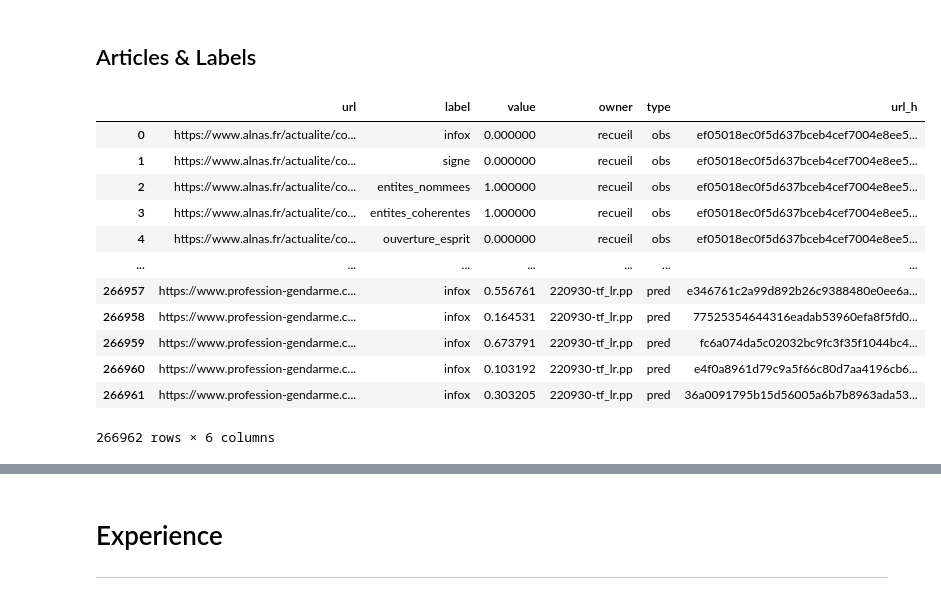
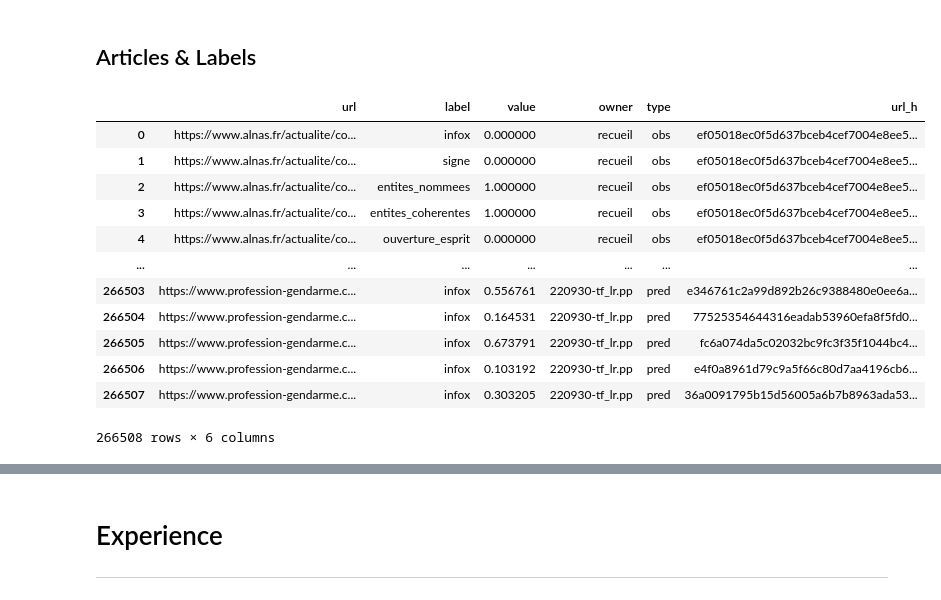
Before and after one commit to fmaine/notebooks, a Jupyter notebook: Experiences/230226-TALN.ipynb, the cells around one changed output, grey strips where cells are left out. Saved outputs shown, nothing was run; the diff lists cells and outputs as text; code cells hidden in the pictures.

```diff
--- a/Experiences/230226-TALN.ipynb
+++ b/Experiences/230226-TALN.ipynb
@@ -23,21 +23,22 @@ import seaborn as sns
 ## Articles & Labels
 # %%
 import patat.db.label_db
-label_db = patat.db.label_db.LabelDb()
+filename = 'data/demo/230226-Label.csv'
+label_db = patat.db.label_db.LabelDb(filename)
 label_db.df()
 # %% [output]
 |  | url | label | value | owner | type | url_h |
 | 0 | https://www.alnas.fr/actualite/co... | infox | 0.000000 | recueil | obs | ef05018ec0f5d637bceb4cef7004e8ee5... |
 | 1 | https://www.alnas.fr/actualite/co... | signe | 0.000000 | recueil | obs | ef05018ec0f5d637bceb4cef7004e8ee5... |
 | 2 | https://www.alnas.fr/actualite/co... | entites_nommees | 1.000000 | recueil | obs | ef05018ec0f5d637bceb4cef7004e8ee5... |
 | 3 | https://www.alnas.fr/actualite/co... | entites_coherentes | 1.000000 | recueil | obs | ef05018ec0f5d637bceb4cef7004e8ee5... |
 | 4 | https://www.alnas.fr/actualite/co... | ouverture_esprit | 0.000000 | recueil | obs | ef05018ec0f5d637bceb4cef7004e8ee5... |
 | ... | ... | ... | ... | ... | ... | ... |
-| 266957 | https://www.profession-gendarme.c... | infox | 0.556761 | 220930-tf_lr.pp | pred | e346761c2a99d892b26c9388480e0ee6a... |
-| 266958 | https://www.profession-gendarme.c... | infox | 0.164531 | 220930-tf_lr.pp | pred | 77525354644316eadab53960efa8f5fd0... |
-| 266959 | https://www.profession-gendarme.c... | infox | 0.673791 | 220930-tf_lr.pp | pred | fc6a074da5c02032bc9fc3f35f1044bc4... |
-| 266960 | https://www.profession-gendarme.c... | infox | 0.103192 | 220930-tf_lr.pp | pred | e4f0a8961d79c9a5f66c80d7aa4196cb6... |
-| 266961 | https://www.profession-gendarme.c... | infox | 0.303205 | 220930-tf_lr.pp | pred | 36a0091795b15d56005a6b7b8963ada53... |
+| 266503 | https://www.profession-gendarme.c... | infox | 0.556761 | 220930-tf_lr.pp | pred | e346761c2a99d892b26c9388480e0ee6a... |
+| 266504 | https://www.profession-gendarme.c... | infox | 0.164531 | 220930-tf_lr.pp | pred | 77525354644316eadab53960efa8f5fd0... |
+| 266505 | https://www.profession-gendarme.c... | infox | 0.673791 | 220930-tf_lr.pp | pred | fc6a074da5c02032bc9fc3f35f1044bc4... |
+| 266506 | https://www.profession-gendarme.c... | infox | 0.103192 | 220930-tf_lr.pp | pred | e4f0a8961d79c9a5f66c80d7aa4196cb6... |
+| 266507 | https://www.profession-gendarme.c... | infox | 0.303205 | 220930-tf_lr.pp | pred | 36a0091795b15d56005a6b7b8963ada53... |
-266962 rows × 6 columns
+266508 rows × 6 columns
 # %%
 import patat.db.article_db
```
Also changed, not shown: parts of 2 cells of this notebook, 3 other files.
